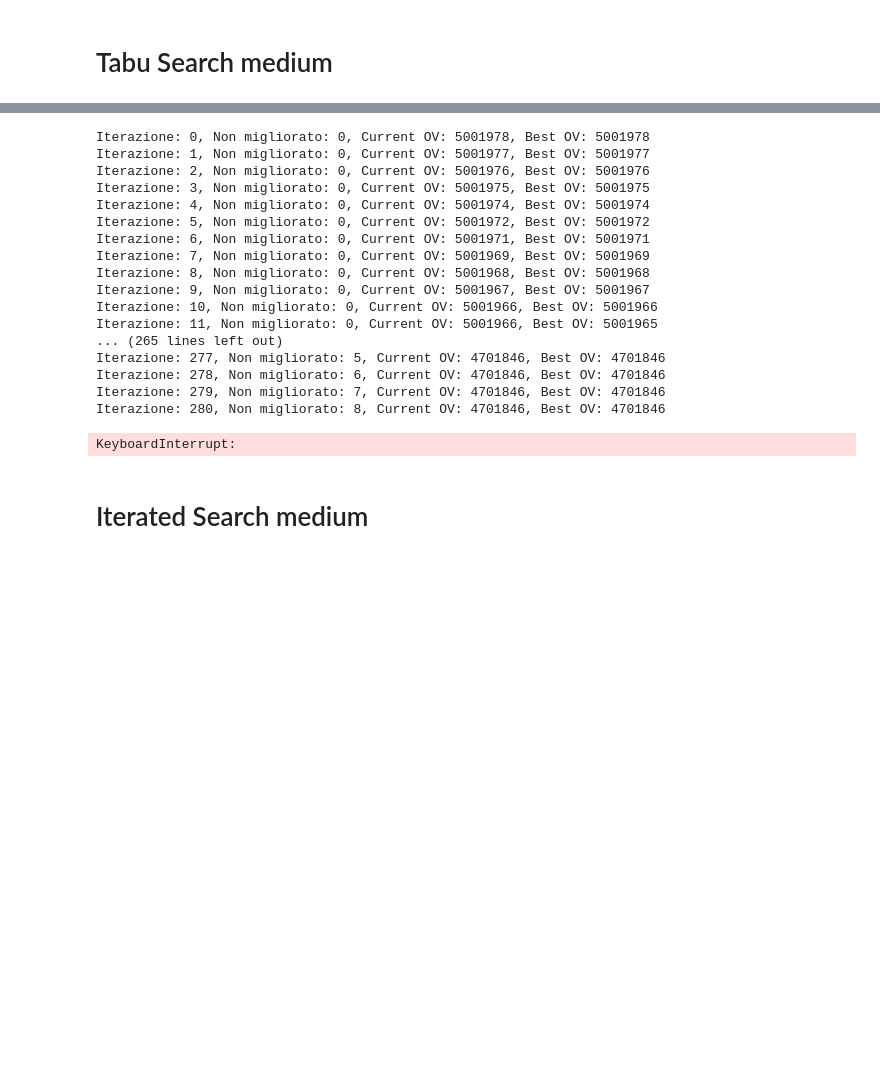
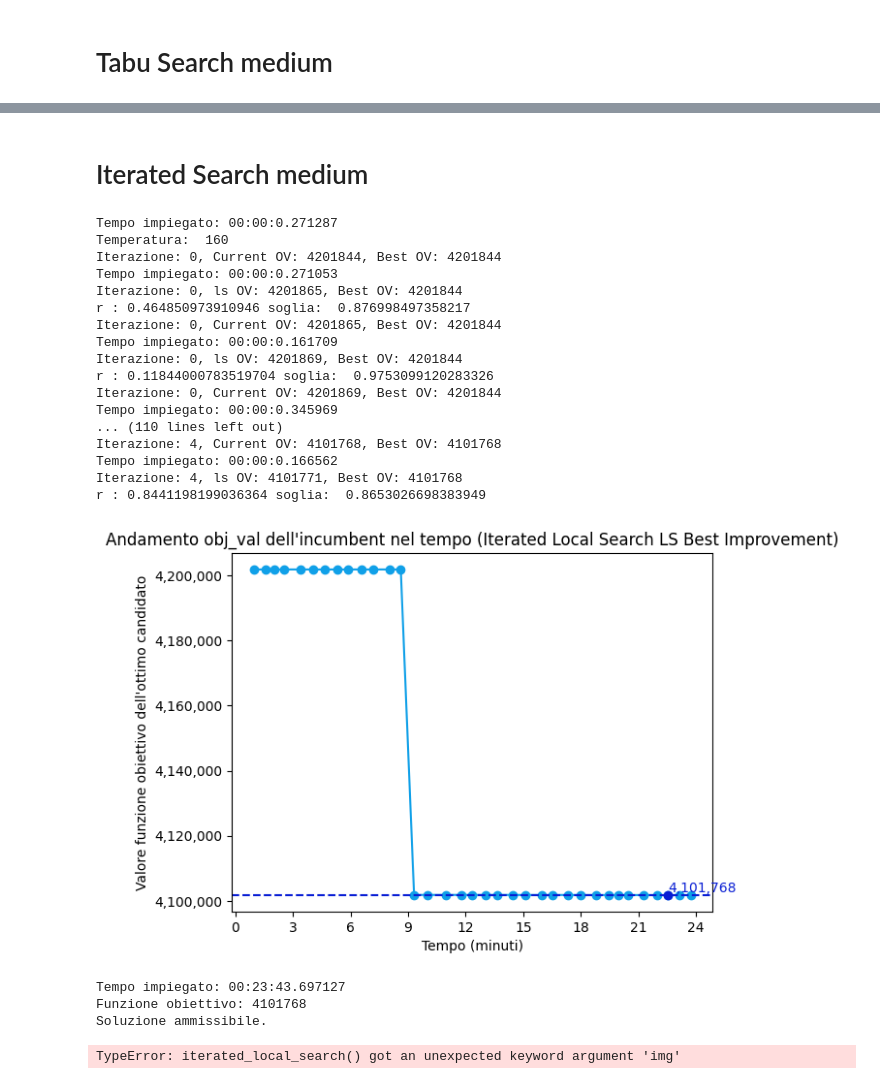
Before and after one commit to saracavicchi/Pedibus_OR, a Jupyter notebook: istanza_media_main.ipynb, the cells around one changed output, grey strips where cells are left out. Drawn from its saved outputs; the diff is of its cells as text; code cells hidden in the pictures; blank space fills up the shorter version.

```diff
--- a/istanza_media_main.ipynb
+++ b/istanza_media_main.ipynb
@@ -328,7 +315,7 @@ plotSubSchResults(grasp_subsequentNN, grasp_schoolNN, 'GRASP', img + 'grasp_medi
 # Tabu Search medium
 # %%
 
-(percorsi_tabu_sub, tabu_sub_obj_val, residui_dict_medium_tabu_sub), time = tabu_search_bI(G_medium, residui_dict_medium_sub_NN, percorsi_sub_NN, sub_NN_obj_val, delta_medium, max_len=5)
+(percorsi_tabu_sub, tabu_sub_obj_val, residui_dict_medium_tabu_sub), time = tabu_search_bI(G_medium, residui_dict_medium_sub_NN, percorsi_sub_NN, sub_NN_obj_val, delta_medium, max_len=5, img="images/medium/tabu_sub_bI_time.png")
 #stampa_percorsi(percorsi_sub_NN)
 print(f"Funzione obiettivo: {tabu_sub_obj_val}")
 check_solution(percorsi_tabu_sub, G_medium, delta_medium)
@@ -360,6 +325,6 @@ Soluzione ammissibile.
 # %%
 
-(percorsi_tabu_sub, tabu_sub_obj_val, residui_dict_medium_tabu_sub), time = tabu_search_fI(G_medium, residui_dict_medium_sub_NN, percorsi_sub_NN, sub_NN_obj_val, delta_medium, max_len=5)
+(percorsi_tabu_sub, tabu_sub_obj_val, residui_dict_medium_tabu_sub), time = tabu_search_fI(G_medium, residui_dict_medium_sub_NN, percorsi_sub_NN, sub_NN_obj_val, delta_medium, max_len=5, img="images/medium/tabu_sub_fI_time.png")
 #stampa_percorsi(percorsi_sub_NN)
 print(f"Funzione obiettivo: {tabu_sub_obj_val}")
 check_solution(percorsi_tabu_sub, G_medium, delta_medium)
@@ -391,5 +334,5 @@ Soluzione ammissibile.
 # %%
-(percorsi_tabu_sch, tabu_sch_obj_val, residui_dict_medium_tabu_sch), time = tabu_search_bI(G_medium, residui_dict_medium_sch_NN, percorsi_sch_NN, sch_NN_obj_val, delta_medium, max_len=5)
+(percorsi_tabu_sch, tabu_sch_obj_val, residui_dict_medium_tabu_sch), time = tabu_search_bI(G_medium, residui_dict_medium_sch_NN, percorsi_sch_NN, sch_NN_obj_val, delta_medium, max_len=5, img="images/medium/tabu_sch_bI_time.png")
 #stampa_percorsi(percorsi_sub_NN)
 print(f"Funzione obiettivo: {tabu_sch_obj_val}")
 check_solution(percorsi_tabu_sch, G_medium, delta_medium)
@@ -421,49 +342,54 @@ Soluzione ammissibile.
 # %%
-(percorsi_tabu_sch, tabu_sch_obj_val, residui_dict_medium_tabu_sch), time = tabu_search_fI(G_medium, residui_dict_medium_sch_NN, percorsi_sch_NN, sch_NN_obj_val, delta_medium, max_len=5)
+(percorsi_tabu_sch, tabu_sch_obj_val, residui_dict_medium_tabu_sch), time = tabu_search_fI(G_medium, residui_dict_medium_sch_NN, percorsi_sch_NN, sch_NN_obj_val, delta_medium, max_len=5, img="images/medium/tabu_sch_fI_time.png")
 #stampa_percorsi(percorsi_sub_NN)
 print(f"Funzione obiettivo: {tabu_sch_obj_val}")
 check_solution(percorsi_tabu_sch, G_medium, delta_medium)
 tabu_schoolNN.append(tabu_sch_obj_val)
 tabu_fI.append(tabu_sch_obj_val)
 times_medium.append(time)
-# %% [output]
-Iterazione: 0, Non migliorato: 0, Current OV: 5001978, Best OV: 5001978
-Iterazione: 1, Non migliorato: 0, Current OV: 5001977, Best OV: 5001977
-Iterazione: 2, Non migliorato: 0, Current OV: 5001976, Best OV: 5001976
-Iterazione: 3, Non migliorato: 0, Current OV: 5001975, Best OV: 5001975
-Iterazione: 4, Non migliorato: 0, Current OV: 5001974, Best OV: 5001974
-Iterazione: 5, Non migliorato: 0, Current OV: 5001972, Best OV: 5001972
-Iterazione: 6, Non migliorato: 0, Current OV: 5001971, Best OV: 5001971
-Iterazione: 7, Non migliorato: 0, Current OV: 5001969, Best OV: 5001969
-Iterazione: 8, Non migliorato: 0, Current OV: 5001968, Best OV: 5001968
-Iterazione: 9, Non migliorato: 0, Current OV: 5001967, Best OV: 5001967
-Iterazione: 10, Non migliorato: 0, Current OV: 5001966, Best OV: 5001966
-Iterazione: 11, Non migliorato: 0, Current OV: 5001966, Best OV: 5001965
-... (265 lines left out)
-Iterazione: 277, Non migliorato: 5, Current OV: 4701846, Best OV: 4701846
-Iterazione: 278, Non migliorato: 6, Current OV: 4701846, Best OV: 4701846
-Iterazione: 279, Non migliorato: 7, Current OV: 4701846, Best OV: 4701846
-Iterazione: 280, Non migliorato: 8, Current OV: 4701846, Best OV: 4701846
-KeyboardInterrupt:
 # %%
 plotSubSchResults(tabu_subsequentNN, tabu_schoolNN, 'Tabu' , img + 'tabu_search_medium')
 # %% [markdown]
 # Iterated Search medium
 # %%
 
-(percorsi_ILS_sub_bI, ILS_sub_bI_obj_val, residui_dict_medium_ILS_sub_bI), time = iterated_local_search(G_medium, residui_dict_medium_sub_NN, percorsi_sub_NN, sub_NN_obj_val, delta_medium, max_len=5, ls="local_search_bI")
+(percorsi_ILS_sub_bI, ILS_sub_bI_obj_val, residui_dict_medium_ILS_sub_bI), time = iterated_local_search(G_medium, residui_dict_medium_sub_NN, percorsi_sub_NN, sub_NN_obj_val, delta_medium, max_len=5, ls="local_search_bI", img="images/medium/ils_sub_bI_time.png")
 #stampa_percorsi(percorsi_sub_NN)
 print(f"Funzione obiettivo: {ILS_sub_bI_obj_val}")
 check_solution(percorsi_ILS_sub_bI, G_medium, delta_medium)
 Ils_subsequentNN.append(ILS_sub_bI_obj_val)
 ils_bI.append(ILS_sub_bI_obj_val)
 times_medium.append(time)
+# %% [output]
+Tempo impiegato: 00:00:0.271287
+Temperatura:  160
+Iterazione: 0, Current OV: 4201844, Best OV: 4201844
+Tempo impiegato: 00:00:0.271053
+Iterazione: 0, ls OV: 4201865, Best OV: 4201844
+r : 0.464850973910946 soglia:  0.876998497358217
+Iterazione: 0, Current OV: 4201865, Best OV: 4201844
+Tempo impiegato: 00:00:0.161709
+Iterazione: 0, ls OV: 4201869, Best OV: 4201844
+r : 0.11844000783519704 soglia:  0.9753099120283326
+Iterazione: 0, Current OV: 4201869, Best OV: 4201844
+Tempo impiegato: 00:00:0.345969
+... (110 lines left out)
+Iterazione: 4, Current OV: 4101768, Best OV: 4101768
+Tempo impiegato: 00:00:0.166562
+Iterazione: 4, ls OV: 4101771, Best OV: 4101768
+r : 0.8441198199036364 soglia:  0.8653026698383949
+[figure, added]
+Tempo impiegato: 00:23:43.697127
+Funzione obiettivo: 4101768
+Soluzione ammissibile.
 # %%
-(percorsi_ILS_sub_fI, ILS_sub_fI_obj_val, residui_dict_medium_ILS_sub_fI), time = iterated_local_search(G_medium, residui_dict_medium_sub_NN, percorsi_sub_NN, sub_NN_obj_val, delta_medium, max_len=5, ls="local_search_fI")
+(percorsi_ILS_sub_fI, ILS_sub_fI_obj_val, residui_dict_medium_ILS_sub_fI), time = iterated_local_search(G_medium, residui_dict_medium_sub_NN, percorsi_sub_NN, sub_NN_obj_val, delta_medium, max_len=5, ls="local_search_fI", img="images/medium/ils_sub_fI_time.png")
 #stampa_percorsi(percorsi_sub_NN)
 print(f"Funzione obiettivo: {ILS_sub_fI_obj_val}")
 check_solution(percorsi_ILS_sub_fI, G_medium, delta_medium)
 Ils_subsequentNN.append(ILS_sub_fI_obj_val)
 ils_fI.append(ILS_sub_fI_obj_val)
 times_medium.append(time)
+# %% [output]
+TypeError: iterated_local_search() got an unexpected keyword argument 'img'
 # %%
```
Also changed, not shown: parts of 21 cells of this notebook, 31 other files.
